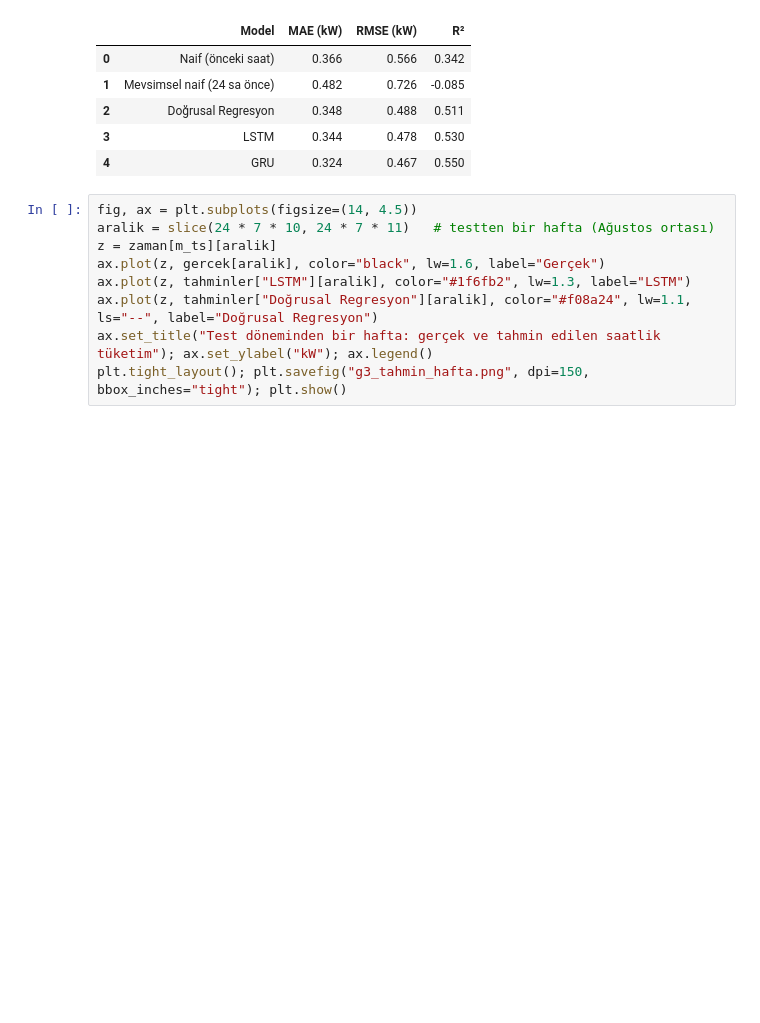
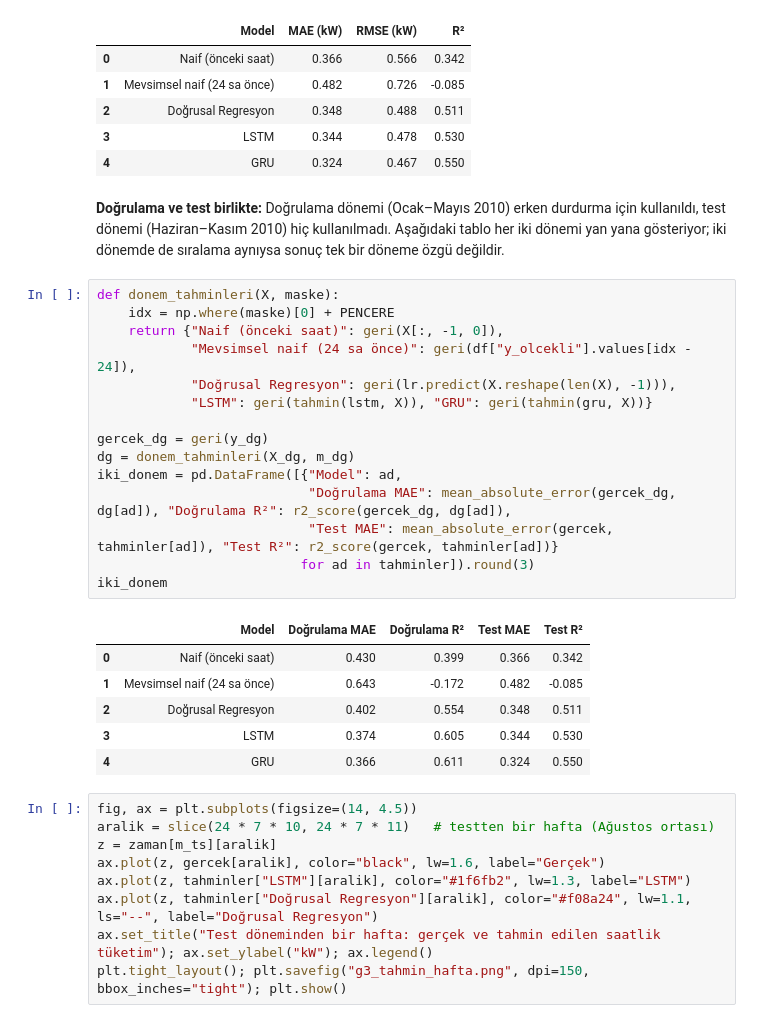
Before and after one commit to mirhanserim/yapay-zeka-portfolyo, a Jupyter notebook: 4_MLDL_Enerji/Enerji_Tuketimi_Tahmini.ipynb, the cells around one changed output. Drawn from its saved outputs; the diff is of its cells as text; blank space fills up the shorter version.

Commit message:
Proje 4: doğrulama ve test dönemleri birlikte değerlendirme

```diff
--- a/4_MLDL_Enerji/Enerji_Tuketimi_Tahmini.ipynb
+++ b/4_MLDL_Enerji/Enerji_Tuketimi_Tahmini.ipynb
@@ -245,6 +245,31 @@ sonuc
 | 2 | Doğrusal Regresyon | 0.348 | 0.488 | 0.511 |
 | 3 | LSTM | 0.344 | 0.478 | 0.530 |
 | 4 | GRU | 0.324 | 0.467 | 0.550 |
+# %% [markdown]
+**Doğrulama ve test birlikte:** Doğrulama dönemi (Ocak–Mayıs 2010) erken durdurma için kullanıldı, test dönemi (Haziran–Kasım 2010)
+hiç kullanılmadı. Aşağıdaki tablo her iki dönemi yan yana gösteriyor; iki dönemde de sıralama aynıysa sonuç tek bir döneme özgü değildir.
+# %%
+def donem_tahminleri(X, maske):
+    idx = np.where(maske)[0] + PENCERE
+    return {"Naif (önceki saat)": geri(X[:, -1, 0]),
+            "Mevsimsel naif (24 sa önce)": geri(df["y_olcekli"].values[idx - 24]),
+            "Doğrusal Regresyon": geri(lr.predict(X.reshape(len(X), -1))),
+            "LSTM": geri(tahmin(lstm, X)), "GRU": geri(tahmin(gru, X))}
+
+gercek_dg = geri(y_dg)
+dg = donem_tahminleri(X_dg, m_dg)
+iki_donem = pd.DataFrame([{"Model": ad,
+                           "Doğrulama MAE": mean_absolute_error(gercek_dg, dg[ad]), "Doğrulama R²": r2_score(gercek_dg, dg[ad]),
+                           "Test MAE": mean_absolute_error(gercek, tahminler[ad]), "Test R²": r2_score(gercek, tahminler[ad])}
+                          for ad in tahminler]).round(3)
+iki_donem
+# %% [output]
+|  | Model | Doğrulama MAE | Doğrulama R² | Test MAE | Test R² |
+| 0 | Naif (önceki saat) | 0.430 | 0.399 | 0.366 | 0.342 |
+| 1 | Mevsimsel naif (24 sa önce) | 0.643 | -0.172 | 0.482 | -0.085 |
+| 2 | Doğrusal Regresyon | 0.402 | 0.554 | 0.348 | 0.511 |
+| 3 | LSTM | 0.374 | 0.605 | 0.344 | 0.530 |
+| 4 | GRU | 0.366 | 0.611 | 0.324 | 0.550 |
 # %%
 fig, ax = plt.subplots(figsize=(14, 4.5))
 aralik = slice(24 * 7 * 10, 24 * 7 * 11)   # testten bir hafta (Ağustos ortası)
```
Also changed, not shown: parts of 1 cell of this notebook.
